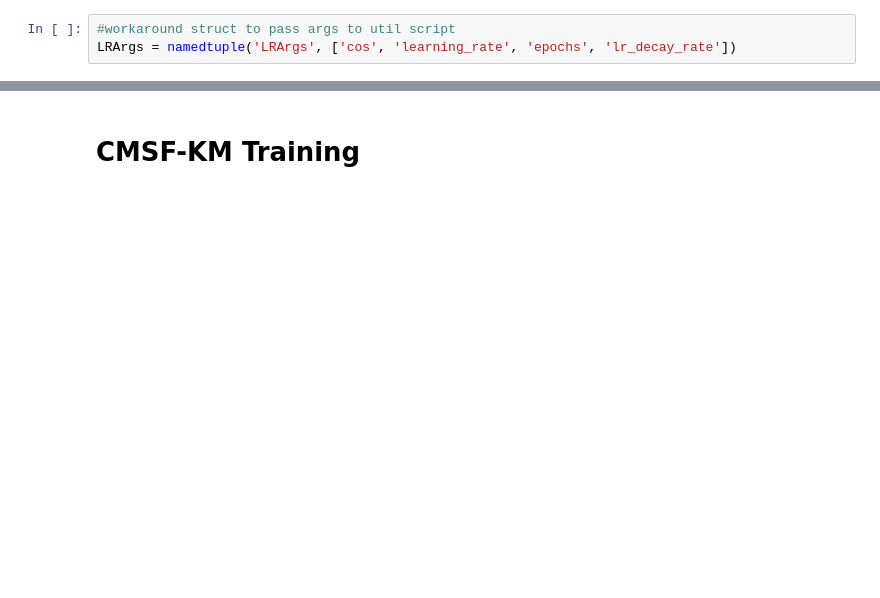
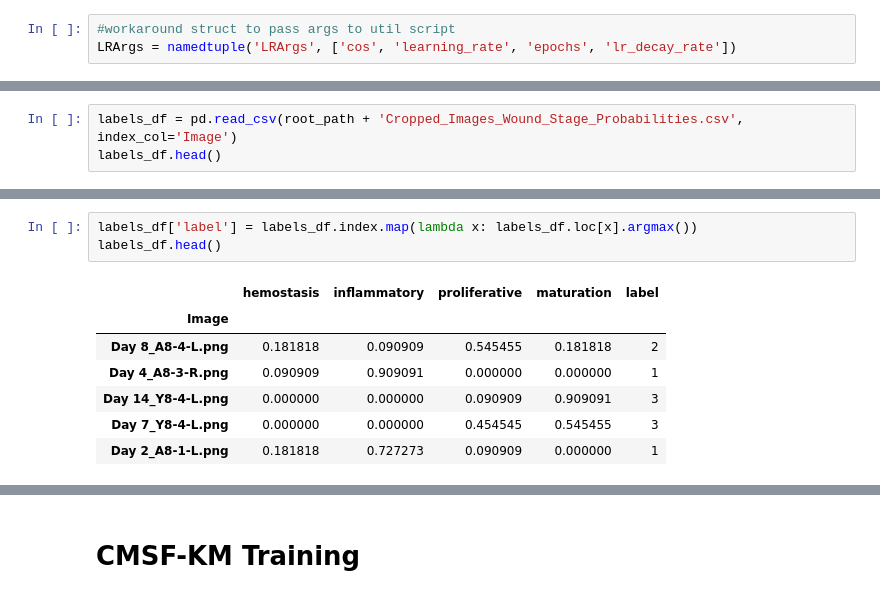
Before and after one commit to gopojiman/Explainable_Wound_Classification, a Jupyter notebook: CMSF-KM tests.ipynb, the cells around one changed output, grey strips where cells are left out. Cells and saved outputs as stored; diff of their text form; blank space fills up the shorter version.

```diff
--- a/CMSF-KM tests.ipynb
+++ b/CMSF-KM tests.ipynb
@@ -535,0 +690,3 @@ def cmsf_km_main(data_path, checkpoint_path, label_fn, batch_size=16, num_worker
+# %%
+labels_df = pd.read_csv(root_path + 'Cropped_Images_Wound_Stage_Probabilities.csv', index_col='Image')
+labels_df.head()
@@ -535,0 +701,11 @@ def cmsf_km_main(data_path, checkpoint_path, label_fn, batch_size=16, num_worker
+# %%
+labels_df['label'] = labels_df.index.map(lambda x: labels_df.loc[x].argmax())
+labels_df.head()
+# %% [output]
+|  | hemostasis | inflammatory | proliferative | maturation | label |
+| Image |  |  |  |  |  |
+| Day 8_A8-4-L.png | 0.181818 | 0.090909 | 0.545455 | 0.181818 | 2 |
+| Day 4_A8-3-R.png | 0.090909 | 0.909091 | 0.000000 | 0.000000 | 1 |
+| Day 14_Y8-4-L.png | 0.000000 | 0.000000 | 0.090909 | 0.909091 | 3 |
+| Day 7_Y8-4-L.png | 0.000000 | 0.000000 | 0.454545 | 0.545455 | 3 |
+| Day 2_A8-1-L.png | 0.181818 | 0.727273 | 0.090909 | 0.000000 | 1 |
```
Also changed, not shown: parts of 36 cells of this notebook.
